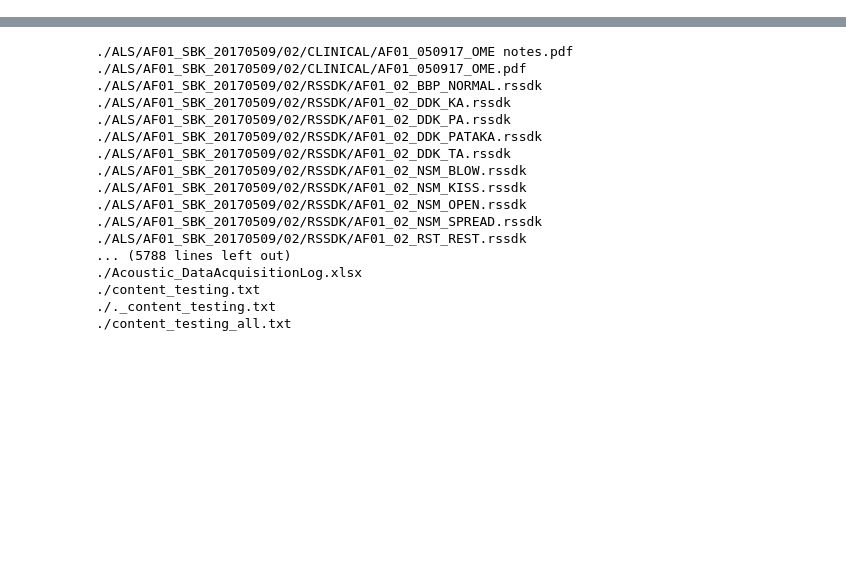
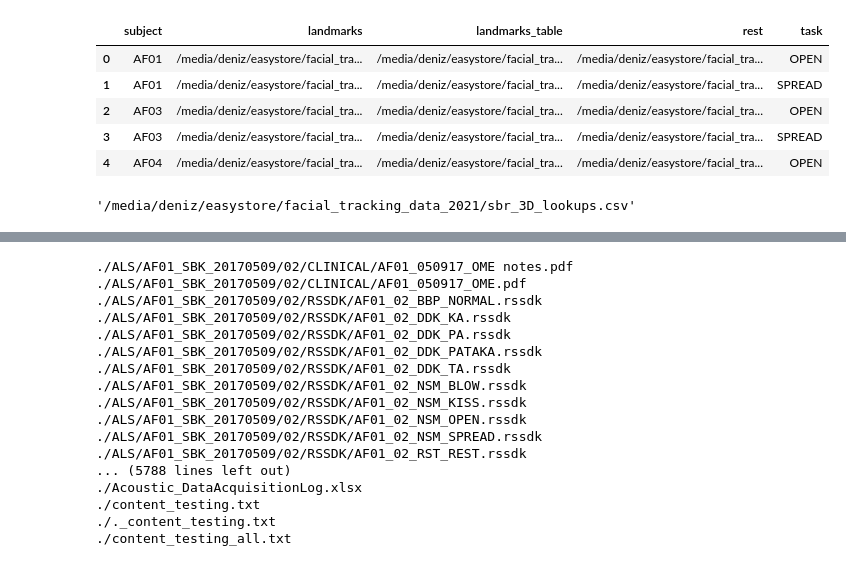
Before and after one commit to denizjafari/ClinicalScore, a Jupyter notebook: data_availability.ipynb, the cells around one changed output, grey strips where cells are left out. Saved outputs shown, nothing was run; the diff lists cells and outputs as text; code cells hidden in the pictures; blank space fills up the shorter version.

```diff
--- a/data_availability.ipynb
+++ b/data_availability.ipynb
@@ -24,0 +27,13 @@ import seaborn as sns
+# %%
+population = ['ALS', 'PLS', 'Kennedys', 'Post-stroke', 'Healthy_Control']
+
+tasks = ['NSM_OPEN', 'NSM_SPREAD', 'NSM_BIGSMILE' , 'NSM_KISS', 'NSM_PUCKER']
+
+
+
+
+# Paths
+base_path = '/media/deniz/easystore/facial_tracking_data_2021'
+
+sub_folders_1 = '/02/TABLE'
+sub_folders_2 = '/02/LANDMARKS/Deniz_SBR'
@@ -24,0 +169,27 @@ import seaborn as sns
+# %%
+# save the results in the df and then save the df as a .csv
+
+
+df_cols = ['subject','landmarks', 'landmarks_table', 'rest', 'task']
+df = pd.DataFrame(columns=df_cols)
+df['subject'] = subjects
+df['landmarks'] = master_3Dsbr
+df['landmarks_table'] = master_table
+df['rest'] = master_rest
+df['task'] = tasks_list
+
+look_path = os.path.join(base_path, 'sbr_3D_lookups.csv')
+df.to_csv(look_path)
+# %%
+df.head()
+# %% [output]
+|  | subject | landmarks | landmarks_table | rest | task |
+| 0 | AF01 | /media/deniz/easystore/facial_tra... | /media/deniz/easystore/facial_tra... | /media/deniz/easystore/facial_tra... | OPEN |
+| 1 | AF01 | /media/deniz/easystore/facial_tra... | /media/deniz/easystore/facial_tra... | /media/deniz/easystore/facial_tra... | SPREAD |
+| 2 | AF03 | /media/deniz/easystore/facial_tra... | /media/deniz/easystore/facial_tra... | /media/deniz/easystore/facial_tra... | OPEN |
+| 3 | AF03 | /media/deniz/easystore/facial_tra... | /media/deniz/easystore/facial_tra... | /media/deniz/easystore/facial_tra... | SPREAD |
+| 4 | AF04 | /media/deniz/easystore/facial_tra... | /media/deniz/easystore/facial_tra... | /media/deniz/easystore/facial_tra... | OPEN |
+# %%
+look_path
+# %% [output]
+'/media/deniz/easystore/facial_tracking_data_2021/sbr_3D_lookups.csv'
```
Also changed, not shown: parts of 12 cells of this notebook, 5 other files.
